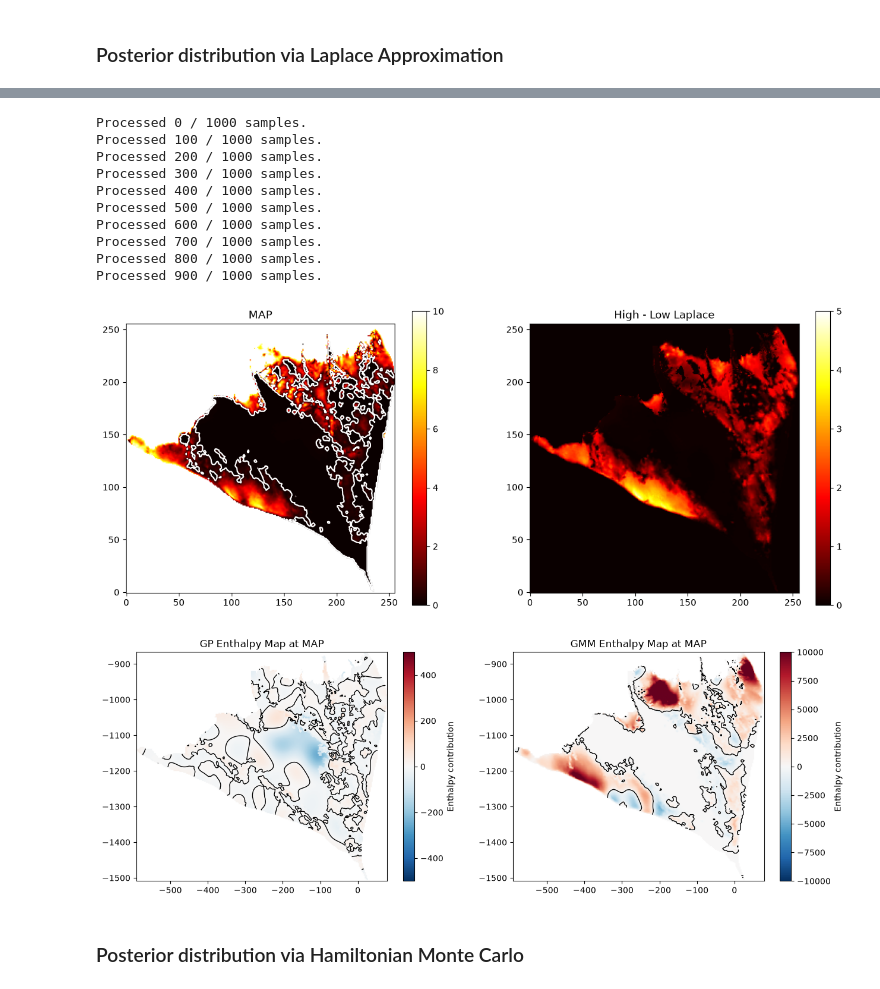
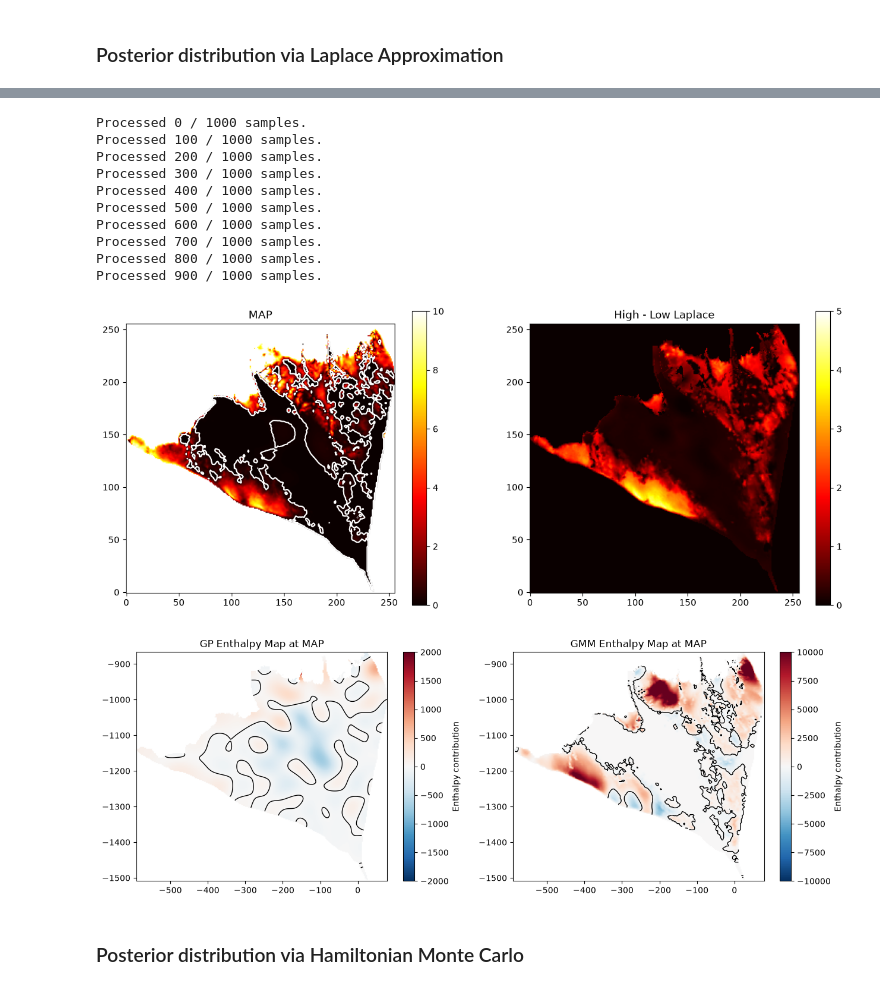
Before and after one commit to alastairyang/petermann-inference, a Jupyter notebook: notebooks/Inference.ipynb, the cells around one changed output, grey strips where cells are left out. Drawn from its saved outputs; the diff is of its cells as text; code cells hidden in the pictures.

```diff
--- a/notebooks/Inference.ipynb
+++ b/notebooks/Inference.ipynb
@@ -337,13 +337,15 @@ def print_progress(intermediate_result):
         flush=True,
     )
 
+null_basis = np.zeros_like(sims.pca_x[0].components_.T)
 
 gp_prior = lowRankGPPrior(
     domain_mask = sims.domain_mask,
     hx = sims.delta_x,
     hy = sims.delta_y,
     n_mode = 100,
-    pca_basis = sims.pca_x[0].components_.T, # only look at Eb
+    # pca_basis = sims.pca_x[0].components_.T, # only look at Eb
+    pca_basis = null_basis, # only look at Eb
     sigma_amp = 100,
     nu = 1,
     rho = 1, # 1
@@ -459,7 +461,17 @@ def print_progress(intermediate_result):
         flush=True,
     )
 
-
+gp_prior = lowRankGPPrior(
+    domain_mask = sims.domain_mask,
+    hx = sims.delta_x,
+    hy = sims.delta_y,
+    n_mode = 150,
+    # pca_basis = sims.pca_x[0].components_.T, # only look at Eb
+    pca_basis = null_basis, # only look at Eb
+    sigma_amp = 200,
+    nu = 1,
+    rho = 1, # 1
+)
 
 forward_model = latentEnthalpyModel(
     pca = sims.pca_x[0],
@@ -595,7 +622,7 @@ Processed 600 / 1000 samples.
 Processed 700 / 1000 samples.
 Processed 800 / 1000 samples.
 Processed 900 / 1000 samples.
-[figure, old version]
+[figure, new version]
 # %%
 # plot the separate contributions
 map_z_gp  = map_z_gp.reshape(map_z_gp.shape[0], -1)
@@ -622,36 +649,36 @@ plt.imshow(enthalpy_map_gp.reshape(sims.nx, sims.ny),
            aspect='auto',
            cmap='RdBu_r',
            origin='lower',
-           vmin=-5e2, vmax=5e2,
+           vmin=-2e3, vmax=2e3,
            extent=extent_km)
 # colorbar with label
 plt.colorbar(label='Enthalpy contribution')
 # add a zero contour
 plt.contour(enthalpy_map_gp.reshape(sims.nx, sims.ny),
             levels=[0],
             colors='k',
             linewidths=1,
             extent=extent_km)
 plt.title('GP Enthalpy Map at MAP')
 
 
 plt.subplot(1, 2, 2)
 plt.imshow(enthalpy_map_gmm.reshape(sims.nx, sims.ny),
            aspect='auto',
            cmap='RdBu_r',
            origin='lower',
            vmin=-1e4, vmax=1e4,
            extent=extent_km)
 plt.colorbar(label='Enthalpy contribution')
 plt.contour(enthalpy_map_gmm.reshape(sims.nx, sims.ny),
             levels=[0],
             colors='k',
             linewidths=1,
             extent=extent_km)
 plt.title('GMM Enthalpy Map at MAP')
 plt.show()
 # %% [output]
-[figure, old version]
+[figure, new version]
 # %% [markdown]
 ### Posterior distribution via Hamiltonian Monte Carlo
 # %%
```
Also changed, not shown: parts of 4 cells of this notebook.
